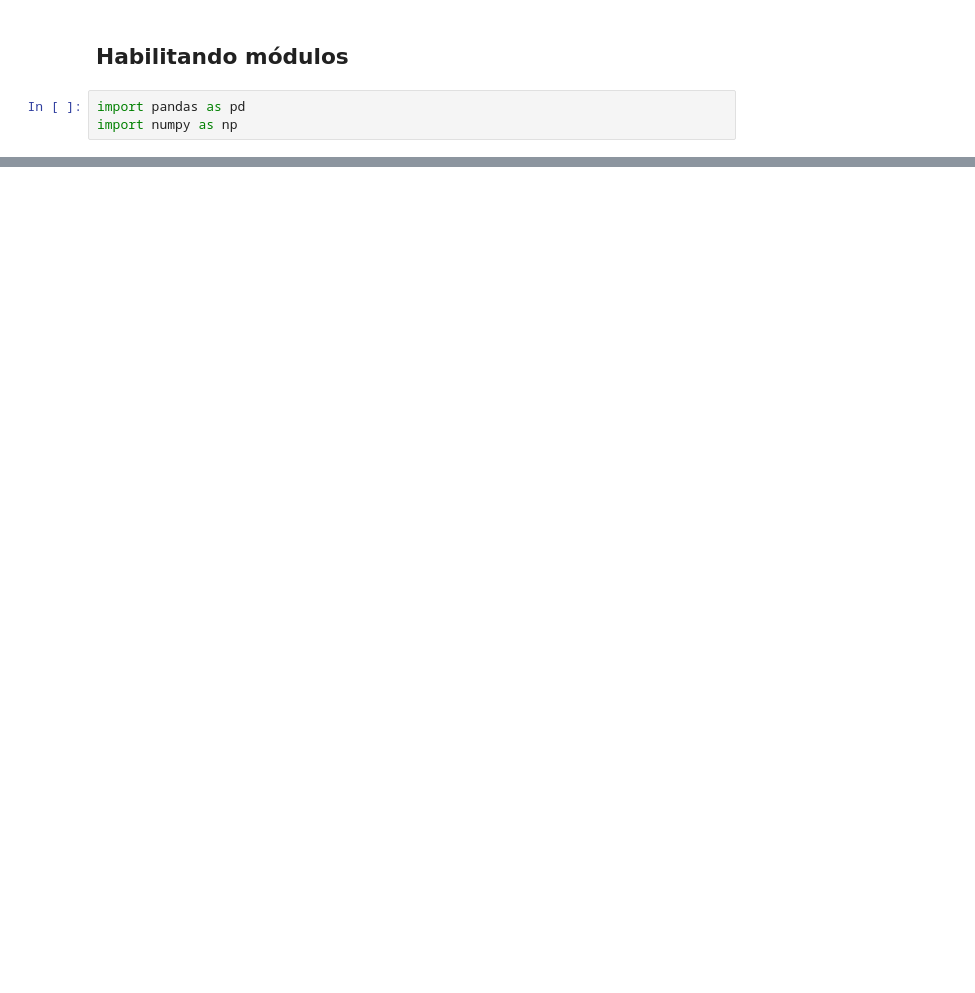
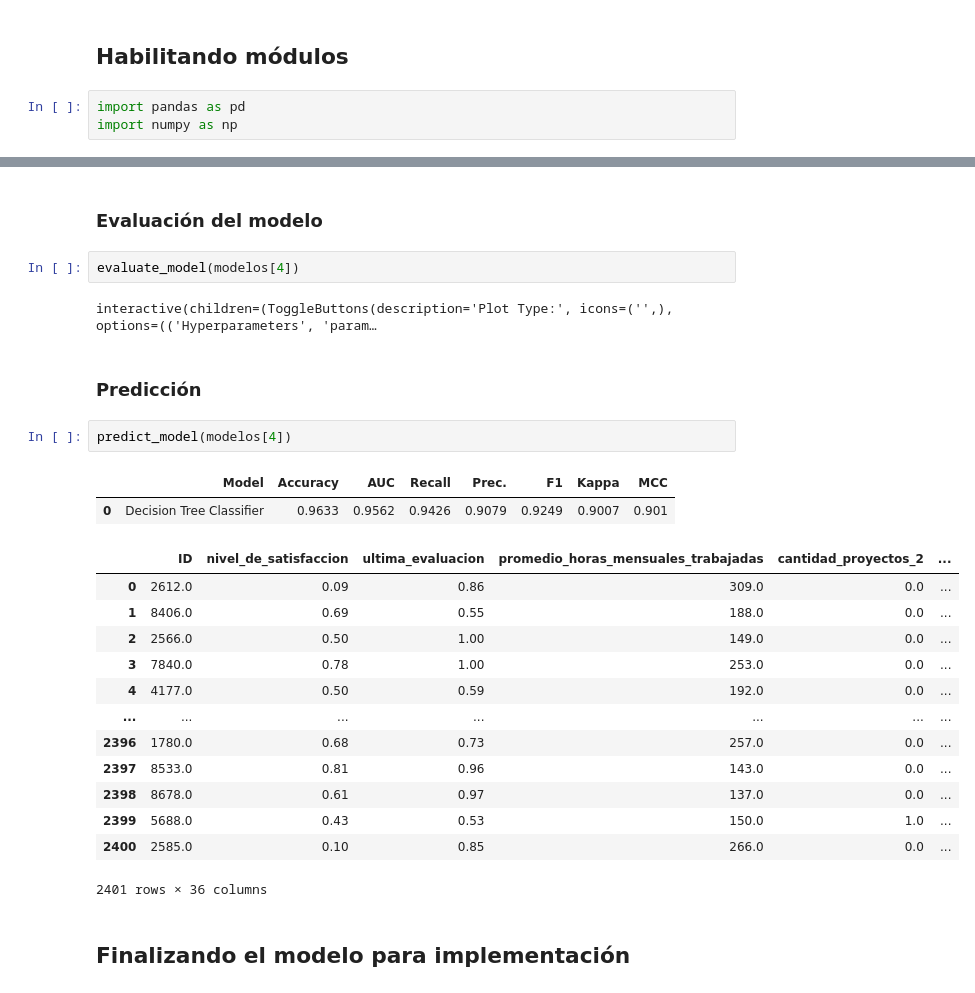
Before and after one commit to cristiandarioortegayubro/accenture, a Jupyter notebook: accenturedatascience02.ipynb, the cells around one changed output, grey strips where cells are left out. Drawn from its saved outputs; the diff is of its cells as text; blank space fills up the shorter version.

```diff
--- a/accenturedatascience02.ipynb
+++ b/accenturedatascience02.ipynb
@@ -38,0 +134,28 @@ import numpy as np
+# %% [markdown]
+### Evaluación del modelo
+# %%
+evaluate_model(modelos[4])
+# %% [output]
+interactive(children=(ToggleButtons(description='Plot Type:', icons=('',), options=(('Hyperparameters', 'param…
+# %% [markdown]
+### Predicción
+# %%
+predict_model(modelos[4])
+# %% [output]
+|  | Model | Accuracy | AUC | Recall | Prec. | F1 | Kappa | MCC |
+| 0 | Decision Tree Classifier | 0.9633 | 0.9562 | 0.9426 | 0.9079 | 0.9249 | 0.9007 | 0.901 |
+|  | ID | nivel_de_satisfaccion | ultima_evaluacion | promedio_horas_mensuales_trabajadas | cantidad_proyectos_2 | ... |
+| 0 | 2612.0 | 0.09 | 0.86 | 309.0 | 0.0 | ... |
+| 1 | 8406.0 | 0.69 | 0.55 | 188.0 | 0.0 | ... |
+| 2 | 2566.0 | 0.50 | 1.00 | 149.0 | 0.0 | ... |
+| 3 | 7840.0 | 0.78 | 1.00 | 253.0 | 0.0 | ... |
+| 4 | 4177.0 | 0.50 | 0.59 | 192.0 | 0.0 | ... |
+| ... | ... | ... | ... | ... | ... | ... |
+| 2396 | 1780.0 | 0.68 | 0.73 | 257.0 | 0.0 | ... |
+| 2397 | 8533.0 | 0.81 | 0.96 | 143.0 | 0.0 | ... |
+| 2398 | 8678.0 | 0.61 | 0.97 | 137.0 | 0.0 | ... |
+| 2399 | 5688.0 | 0.43 | 0.53 | 150.0 | 1.0 | ... |
+| 2400 | 2585.0 | 0.10 | 0.85 | 266.0 | 0.0 | ... |
+2401 rows × 36 columns
+# %% [markdown]
+## Finalizando el modelo para implementación
```
Also changed, not shown: parts of 21 cells of this notebook.
